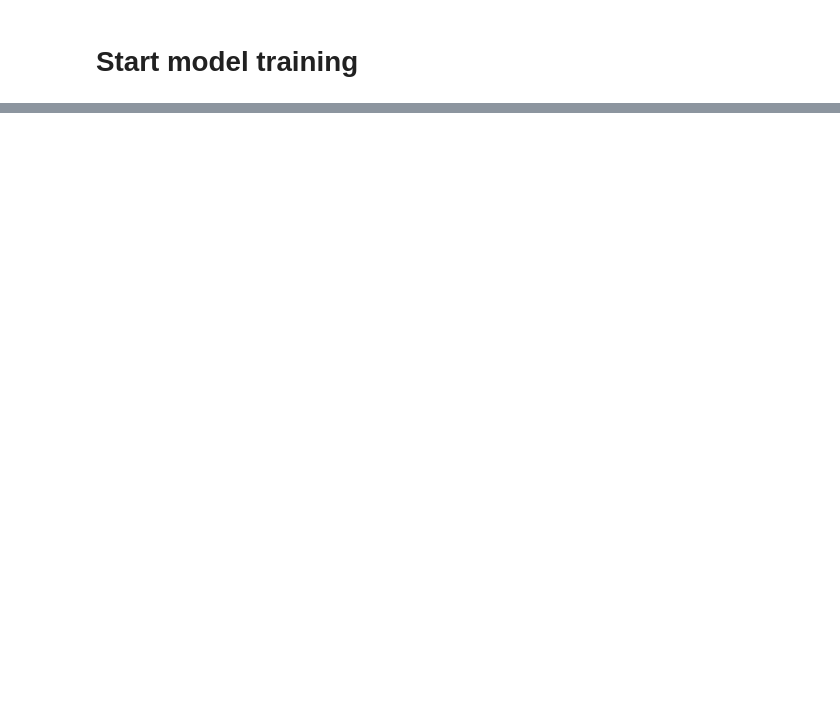
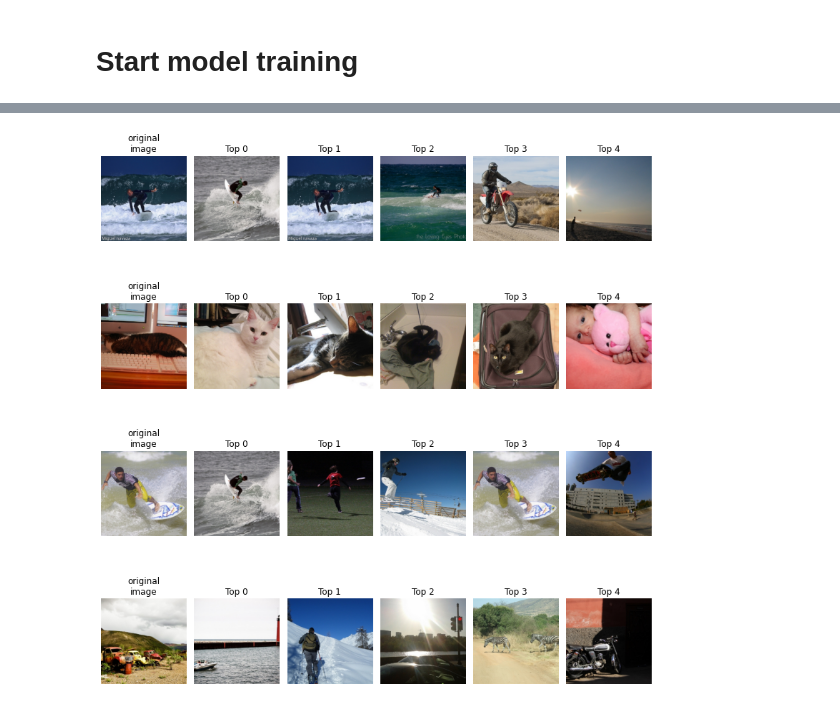
Before and after one commit to MedARC-AI/fMRI-reconstruction-NSD, a Jupyter notebook: fMRI/Voxel_to_CLIPvoxel.ipynb, the cells around one changed output, grey strips where cells are left out. Drawn from its saved outputs; the diff is of its cells as text; code cells hidden in the pictures; blank space fills up the shorter version.

```diff
--- a/fMRI/Voxel_to_CLIPvoxel.ipynb
+++ b/fMRI/Voxel_to_CLIPvoxel.ipynb
@@ -321,0 +256,13 @@ out_dim 768
+# %%
+# check that your data loaders are working
+for train_i, (voxel, img_input) in enumerate(train_dl):
+    print("idx",train_i)
+    print("voxel.shape",voxel.shape)
+    if "text" in model_name:
+        emb = clip_extractor.embed_curated_annotations(subj01_annots[img_input])
+    else:
+        emb = clip_extractor.embed_image(img_input)
+    print("emb.shape",emb.shape)
+    out_dim = emb.shape[1]
+    print("out_dim", out_dim)
+    break
@@ -396,7 +322,7 @@ RuntimeError: Default process group has not been initialized, please make sure t
 if using_ddp:
     num_epochs = 1000 # basically until the time limit on my slurm job runs out
 else:
-    num_epochs = 20
+    num_epochs = 5
 
 initial_learning_rate = 3e-5
 optimizer = torch.optim.AdamW(brain_net.parameters(), lr=initial_learning_rate)
@@ -406,8 +332,6 @@ scheduler = torch.optim.lr_scheduler.ReduceLROnPlateau(optimizer, min_lr=1e-8, p
 
 # loss function
 nce = InfoNCE()
-# cos = nn.CosineSimilarity()
-# mse = nn.MSELoss()
 # %%
 print(datetime.now().strftime('%Y-%m-%d %H:%M:%S'))
 print(f"num_epochs:{num_epochs} batch_size:{batch_size} lr:{initial_learning_rate}")
@@ -762,0 +488,63 @@ percent_correct tensor(0.1267, device='cuda:0')
+# %%
+minibatch = 10 # can use minibatches to be able to run evaluation on much weaker gpu
+for val_i, (voxel, emb) in enumerate(val_dl):
+    with torch.no_grad():
+        voxel = voxel.to(device)
+
+        with torch.cuda.amp.autocast():
+            for m in np.arange(0,batch_size,minibatch):
+                if image_var=='images': # using images
+                    if m==0:
+                        emb0 = clip_extractor.embed_image(emb[m:m+minibatch])
+                    else:
+                        emb0 = torch.vstack((emb0,clip_extractor.embed_image(emb[m:m+minibatch])))
+                else:
+                    if m==0:
+                        emb0 = clip_extractor.embed_curated_annotations(emb[m:m+minibatch])
+                    else:
+                        emb0 = torch.vstack((emb0,clip_extractor.embed_curated_annotations(emb[m:m+minibatch])))
+
+        with torch.cuda.amp.autocast():
+            emb_0 = nn.functional.normalize(brain_net(voxel),dim=-1)  # brain embeddings
+
+        labels = torch.arange(len(emb0)).to(device)
+        similarities0_bwd = batchwise_cosine_similarity(emb0,emb_0)  # clip, brain
+        similarities0_fwd = batchwise_cosine_similarity(emb_0,emb0)  # brain, clip
+
+        print("CLIP IMG")
+
+        percent_correct_fwd = topk(similarities0_fwd, labels,k=1)
+        print("fwd percent_correct", percent_correct_fwd)
+
+        percent_correct_bwd = topk(similarities0_bwd, labels,k=1)
+        print("bwd percent_correct", percent_correct_bwd)
+
+        similarities0_fwd = np.array(similarities0_fwd.detach().cpu())
+        fig, ax = plt.subplots(nrows=4, ncols=6, figsize=(11,12))
+        for trial in range(4):
+            ax[trial, 0].imshow(torch_to_Image(emb[trial]))
+            ax[trial, 0].set_title("original\nimage")
+            ax[trial, 0].axis("off")
+            for attempt in range(5):
+                which = np.flip(np.argsort(similarities0_fwd[trial]))[attempt]
+                ax[trial, attempt+1].imshow(torch_to_Image(emb[which]))
+                ax[trial, attempt+1].set_title(f"Top {attempt}")
+                ax[trial, attempt+1].axis("off")
+        fig.tight_layout()
+        plt.show()
+
+        similarities0_bwd = np.array(similarities0_bwd.detach().cpu())
+        fig, ax = plt.subplots(nrows=4, ncols=6, figsize=(11,12))
+        for trial in range(4):
+            ax[trial, 0].imshow(torch_to_Image(emb[trial]))
+            ax[trial, 0].set_title("original\nimage")
+            ax[trial, 0].axis("off")
+            for attempt in range(5):
+                which = np.flip(np.argsort(similarities0_bwd[trial]))[attempt]
+                ax[trial, attempt+1].imshow(torch_to_Image(emb[which]))
+                ax[trial, attempt+1].set_title(f"Top {attempt}")
+                ax[trial, attempt+1].axis("off")
+        fig.tight_layout()
+        plt.show()
+    break # only doing 300 samples
+# %% [output]
@@ -762,0 +554 @@ percent_correct tensor(0.1267, device='cuda:0')
+[figure, added]
```
Also changed, not shown: parts of 24 cells of this notebook, 1 other file.
